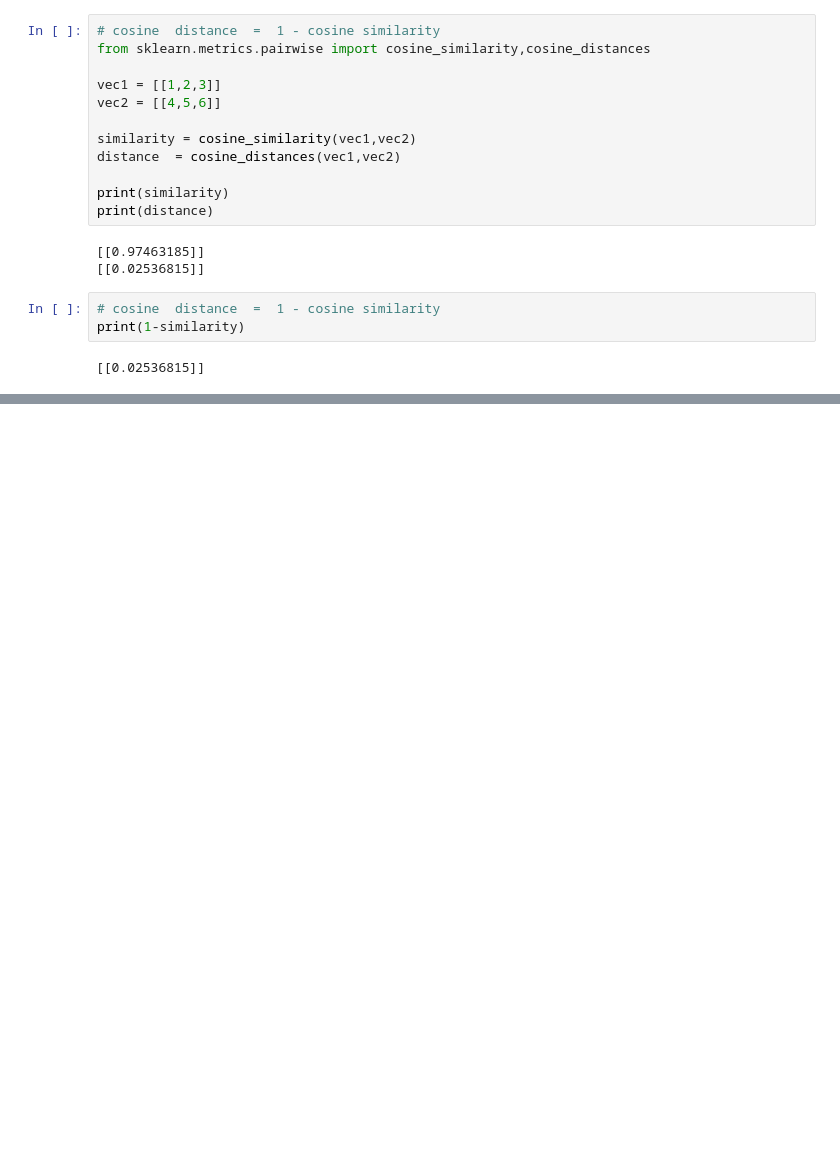
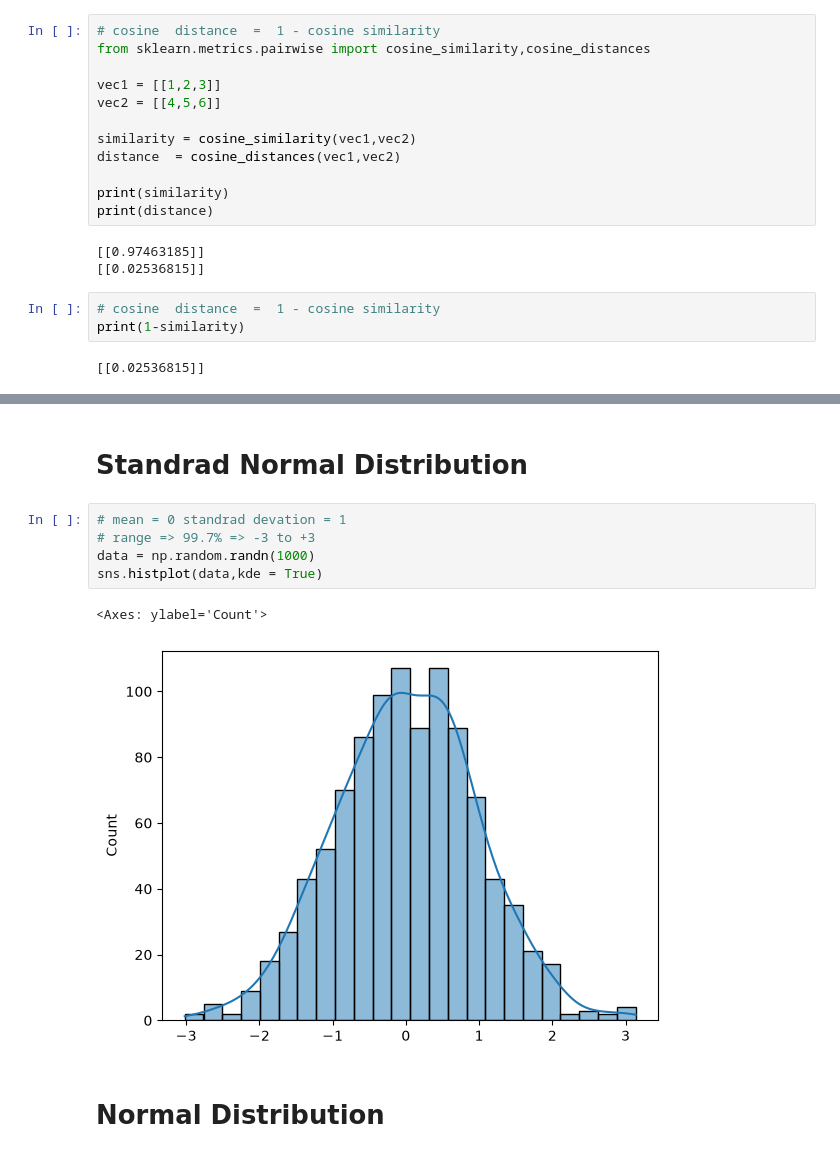
Before and after one commit to Shivacharan16/Data-Analytics-, a Jupyter notebook: LA.ipynb, the cells around one changed output, grey strips where cells are left out. Saved outputs shown, nothing was run; the diff lists cells and outputs as text; blank space fills up the shorter version.

```diff
--- a/LA.ipynb
+++ b/LA.ipynb
@@ -412,0 +461,12 @@ print(1-similarity)
+# %% [markdown]
+# Standrad Normal Distribution
+# %%
+# mean = 0 standrad devation = 1
+# range => 99.7% => -3 to +3
+data = np.random.randn(1000)
+sns.histplot(data,kde = True)
+# %% [output]
+<Axes: ylabel='Count'>
+[figure, added]
+# %% [markdown]
+# Normal Distribution
```
Also changed, not shown: parts of 14 cells of this notebook.
